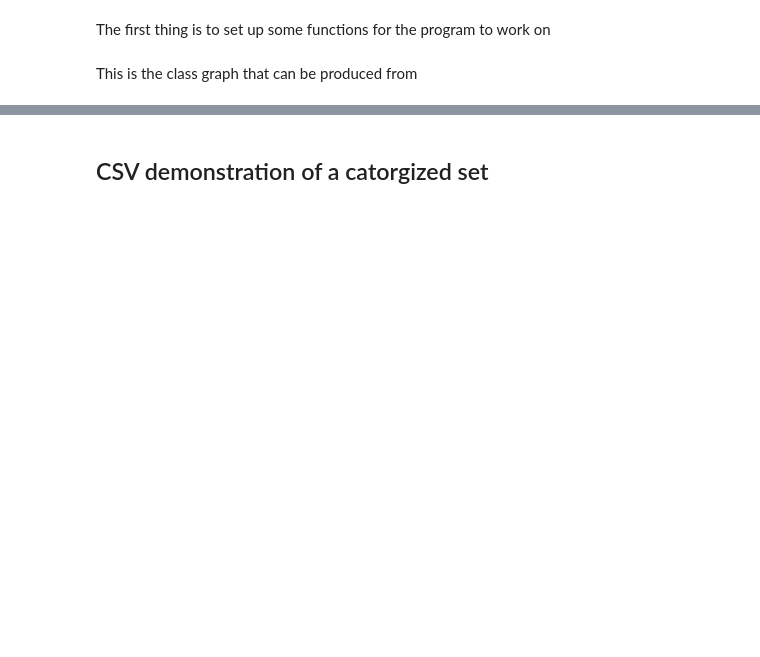
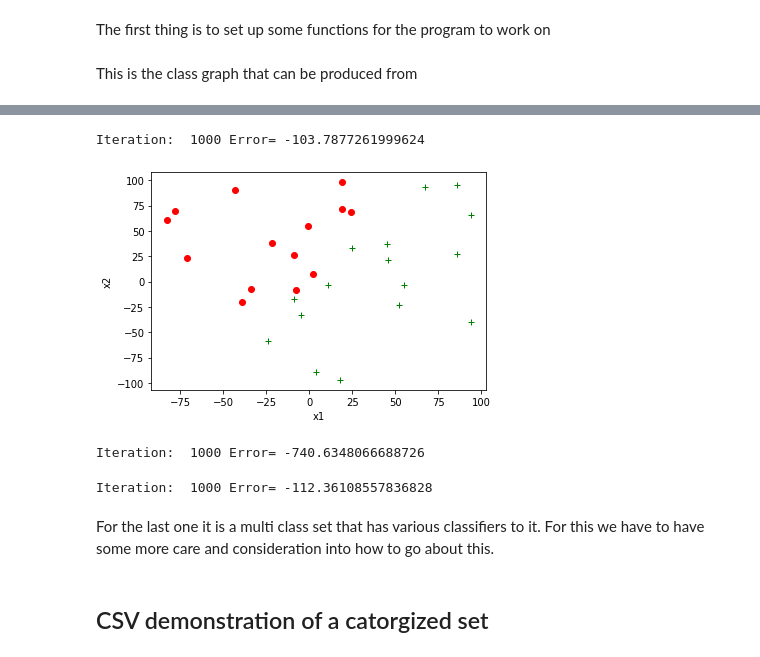
Before and after one commit to MichaelNovella/cs-166-project, a Jupyter notebook: linear_Logistical_regression.ipynb, the cells around one changed output, grey strips where cells are left out. Cells and saved outputs as stored; diff of their text form; code cells hidden in the pictures; blank space fills up the shorter version.

```diff
--- a/linear_Logistical_regression.ipynb
+++ b/linear_Logistical_regression.ipynb
@@ -171,0 +291,75 @@ This is the class graph that can be produced from
+# %%
+alpha = 0.001
+model = [1,1,1]
+dimensions = len(X[0])
+N = len(X)
+for i in range(1000):
+  deltaW = [0]*dimensions
+  for t in range(N):
+    yPredicted = logistic(F(model, X[t]))
+    for j in range(dimensions):
+      deltaW[j] += -1 * (actual[t] - yPredicted)*X[t][j]
+    for j in range(dimensions):
+      model[j] = model[j] - (1/N)*alpha*deltaW[j]
+hx= [F(model, x) for x in X1]
+ypredicted = [logistic(x) for x in hx]
+error = errorlog(actual,ypredicted)
+print("Iteration: ", 1000, "Error=", error)
+# %% [output]
+Iteration:  1000 Error= -103.7877261999624
+# %%
+Xs = [x for (x,y) in data3]
+Ys = [y for (x,y) in data3]
+xNeg = [x for x,y in data3 if y == 0] # Negative examples
+xPos = [x for x,y in data3 if y != 0] # Positive examples
+x1Pos = [x[1] for x in xPos]
+x2Pos = [x[2] for x in xPos]
+x1Neg = [x[1] for x in xNeg]
+x2Neg = [x[2] for x in xNeg]
+plt.xlabel("x1")
+plt.ylabel("x2")
+plt.plot(x1Pos, x2Pos, "g+") # Positive examples shown as green plus symbols
+plt.plot(x1Neg, x2Neg, "ro") # Negative examples shown as red dots
+plt.show()
+X2 = [x for (x,y) in data3]
+actual = [y for (x,y) in data3]
+alpha = 0.001
+model = [1,1,1]
+dimensions = len(X[0])
+N = len(X)
+for i in range(1000):
+  deltaW = [0]*dimensions
+  for t in range(N):
+    yPredicted = logistic(F(model, X[t]))
+    for j in range(dimensions):
+      deltaW[j] += -2 * (actual[t] - yPredicted)*(yPredicted)*(1 - yPredicted)*X[t][j]
+    for j in range(dimensions):
+      model[j] = model[j] - (1/N)*alpha*deltaW[j]
+hx= [F(model, x) for x in X2]
+ypredicted = [logistic(x) for x in hx]
+error = errorlog(actual,ypredicted)
+print("Iteration: ", 1000, "Error=", error)
+# %% [output]
+[figure, added]
+Iteration:  1000 Error= -740.6348066688726
+# %%
+alpha = 0.001
+model = [1,1,1]
+dimensions = len(X[0])
+N = len(X)
+for i in range(1000):
+  deltaW = [0]*dimensions
+  for t in range(N):
+    yPredicted = logistic(F(model, X[t]))
+    for j in range(dimensions):
+      deltaW[j] += -1 * (actual[t] - yPredicted)*X[t][j]
+    for j in range(dimensions):
+      model[j] = model[j] - (1/N)*alpha*deltaW[j]
+hx= [F(model, x) for x in X1]
+ypredicted = [logistic(x) for x in hx]
+error = errorlog(actual,ypredicted)
+print("Iteration: ", 1000, "Error=", error)
+# %% [output]
+Iteration:  1000 Error= -112.36108557836828
+# %% [markdown]
+For the last one it is a multi class set that has various classifiers to it. For this we have to have some more care and consideration into how to go about this.
```
Also changed, not shown: parts of 23 cells of this notebook.
